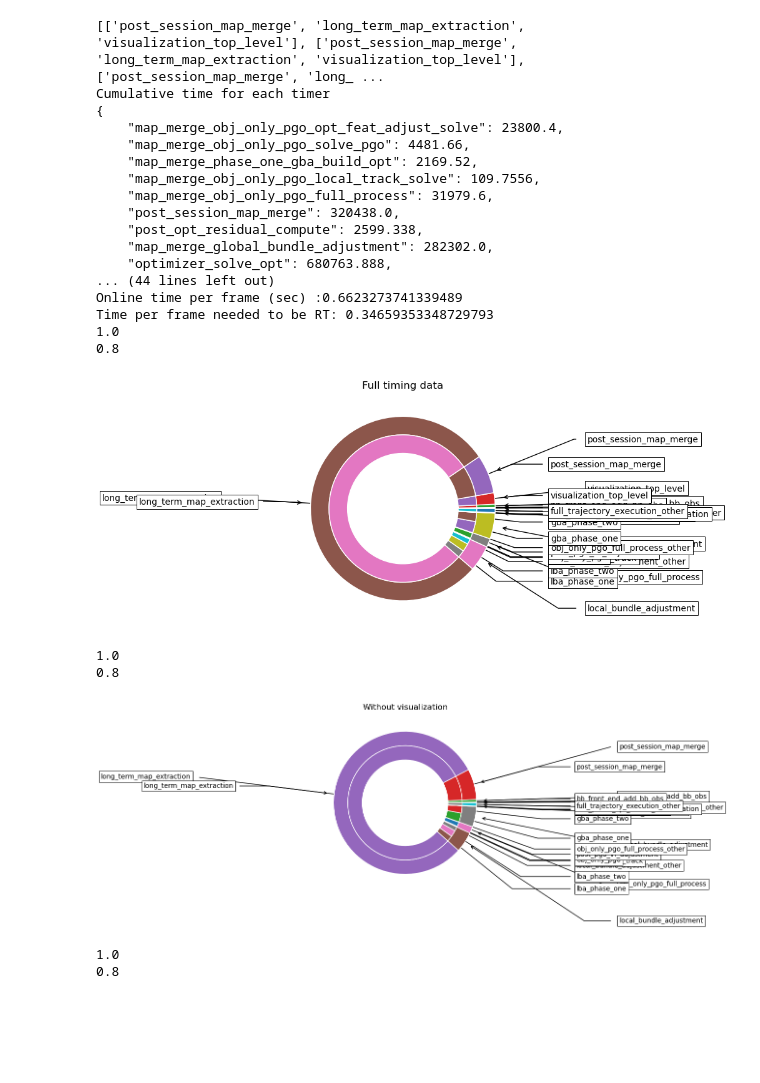
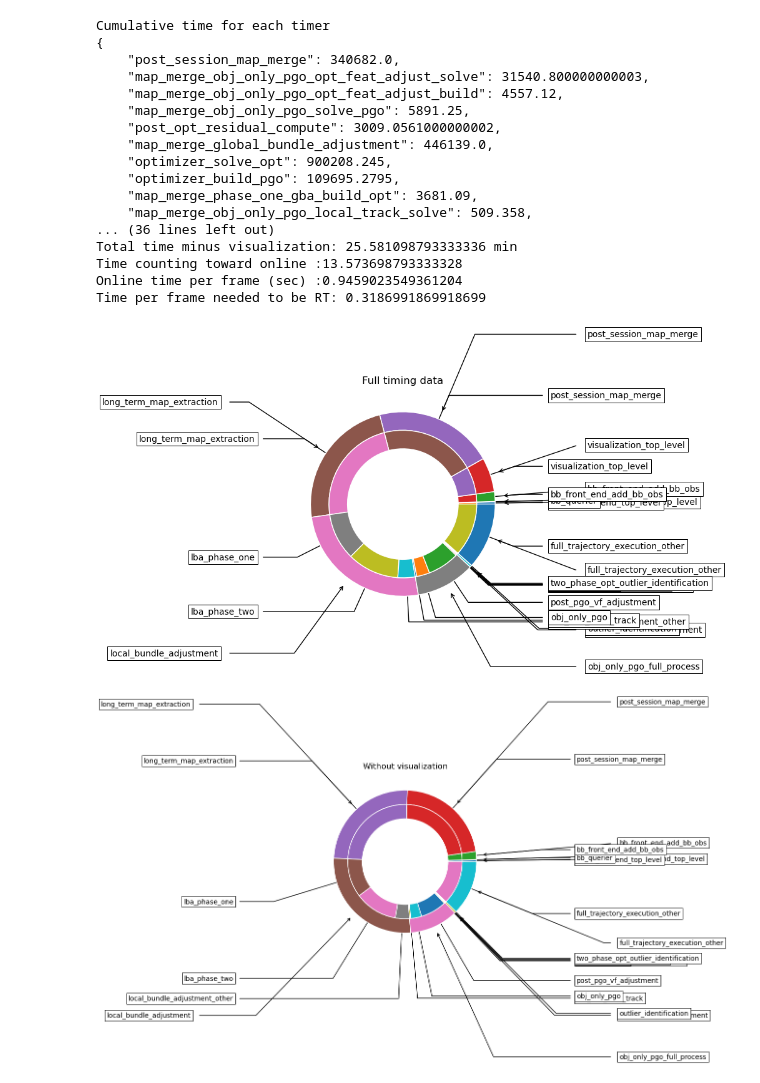
Before and after one commit to ut-amrl/ObVi-SLAM, a Jupyter notebook: src/debugging_utils/visualize_timing_notebook.ipynb, the cells around one changed output. Saved outputs shown, nothing was run; the diff lists cells and outputs as text; code cells hidden in the pictures; blank space fills up the shorter version.

```diff
--- a/src/debugging_utils/visualize_timing_notebook.ipynb
+++ b/src/debugging_utils/visualize_timing_notebook.ipynb
@@ -113,7 +113,7 @@ def createNestedValuesAndLabelsForRequestedTimers(totalTimeData, timerHierarchy)
 #     return (labelsTree, childValues, totalTimeForNode, maxDepth + 1)
 
     if (not isinstance(timerHierarchy, dict)):
-        return (timerHierarchy, totalTimeData[timerHierarchy], None, None, 0)
+        return (timerHierarchy, totalTimeData.get(timerHierarchy, 0), None, None, 0)
 
 
     firstTime = True
@@ -271,10 +271,12 @@ timesToExcludeByDepth = [timesToExcludeFromRealTimeComputation, timesToExcludeFo
 # log_file_root_dir="/home/amanda/rosbags/ellipsoid_slam/eer_jackal/ut_vslam_results/copied_from_server/amazon_0523_v0/base7/"
 log_file_root_dir="/Users/mandiadkins/workspaces/debugging_data/ObVi-SLAM/logData/evaluation_2023_07_v1/"
 # configFile = "base7a_1_fallback_v2"
-configFile="speed_up_vf_base7a_1_fallback_a_2_short_both_phases_ignore_unrelated"
+# configFile="speed_up_vf_base7a_1_fallback_a_2_short_both_phases_ignore_unrelated"
+configFile="revise_base"
 # bag_id="5__2023_05_16_15_02_33"
 # bag_id="0__2023_05_11_18_35_54"
-bag_id="4__2023_06_23_10_22_43"
+bag_id="1__2023_05_13_19_03_07"
+# bag_id="4__2023_06_23_10_22_43"
 log_suffix="/logs/offline_object_visual_slam_main.INFO"
 
 # log_file_name="/home/amanda/Downloads/0__2023_05_11_18_35_54_offline_object_visual_slam_main.INFO"
@@ -510,51 +512,47 @@ for depth in range(maxDepth-1):
 
     for labelToExclude in labelsToExcludeForDepth:
         excludeIndex = labelsForDepth.index(labelToExclude)
         del labelsForDepth[excludeIndex]
         del timesForDepth[excludeIndex]
 
     wedges, texts = ax5.pie(timesForDepth, radius=1 - (depth * size),
        wedgeprops=dict(width=size, edgecolor='w'))
 
 
     bbox_props = dict(boxstyle="square,pad=0.3", fc="w", ec="k", lw=0.72)
     kw = dict(arrowprops=dict(arrowstyle="-"),
           bbox=bbox_props, zorder=0, va="center")
 
     for i, p in enumerate(wedges):
         ang = (p.theta2 - p.theta1)/2. + p.theta1
         y = np.sin(np.deg2rad(ang))  * (1 - (depth * size))
         x = np.cos(np.deg2rad(ang)) * (1 - (depth * size))
         horizontalalignment = {-1: "right", 1: "left"}[int(np.sign(x))]
         connectionstyle = "angle,angleA=0,angleB={}".format(ang)
         arrow_args = dict(arrowstyle="->")
         shrinkVal = 10*(1 - (2*depth * size))
         kw["arrowprops"].update({"connectionstyle": connectionstyle,"arrowstyle":"->", "shrinkA":shrinkVal,"shrinkB":shrinkVal})
         ax5.annotate(labelsForDepth[i], xy=(x, y), xytext=(3*np.sign(x) * (1 - (depth * size)), 3*y*(1 - (depth * size))),
                     horizontalalignment=horizontalalignment, **kw)
 #     (1-(depth * size))
 plt.show()
 # %% [output]
-[['post_session_map_merge', 'long_term_map_extraction', 'visualization_top_level'], ['post_session_map_merge', 'long_term_map_extraction', 'visualization_top_level'], ['post_session_map_merge', 'long_ ...
 Cumulative time for each timer
 {
-    "map_merge_obj_only_pgo_opt_feat_adjust_solve": 23800.4,
-    "map_merge_obj_only_pgo_solve_pgo": 4481.66,
-    "map_merge_phase_one_gba_build_opt": 2169.52,
-    "map_merge_obj_only_pgo_local_track_solve": 109.7556,
-    "map_merge_obj_only_pgo_full_process": 31979.6,
-    "post_session_map_merge": 320438.0,
-    "post_opt_residual_compute": 2599.338,
-    "map_merge_global_bundle_adjustment": 282302.0,
-    "optimizer_solve_opt": 680763.888,
-... (44 lines left out)
-Online time per frame (sec) :0.6623273741339489
-Time per frame needed to be RT: 0.34659353348729793
-1.0
-0.8
+    "post_session_map_merge": 340682.0,
+    "map_merge_obj_only_pgo_opt_feat_adjust_solve": 31540.800000000003,
+    "map_merge_obj_only_pgo_opt_feat_adjust_build": 4557.12,
+    "map_merge_obj_only_pgo_solve_pgo": 5891.25,
+    "post_opt_residual_compute": 3009.0561000000002,
+    "map_merge_global_bundle_adjustment": 446139.0,
+    "optimizer_solve_opt": 900208.245,
+    "optimizer_build_pgo": 109695.2795,
+    "map_merge_phase_one_gba_build_opt": 3681.09,
+    "map_merge_obj_only_pgo_local_track_solve": 509.358,
+... (36 lines left out)
+Total time minus visualization: 25.581098793333336 min
+Time counting toward online :13.573698793333328
+Online time per frame (sec) :0.9459023549361204
+Time per frame needed to be RT: 0.3186991869918699
-[figure, old version]
+[figure, new version]
-1.0
-0.8
-[figure, old version]
+[figure, new version]
-1.0
-0.8
```
Also changed, not shown: parts of 1 cell of this notebook.
